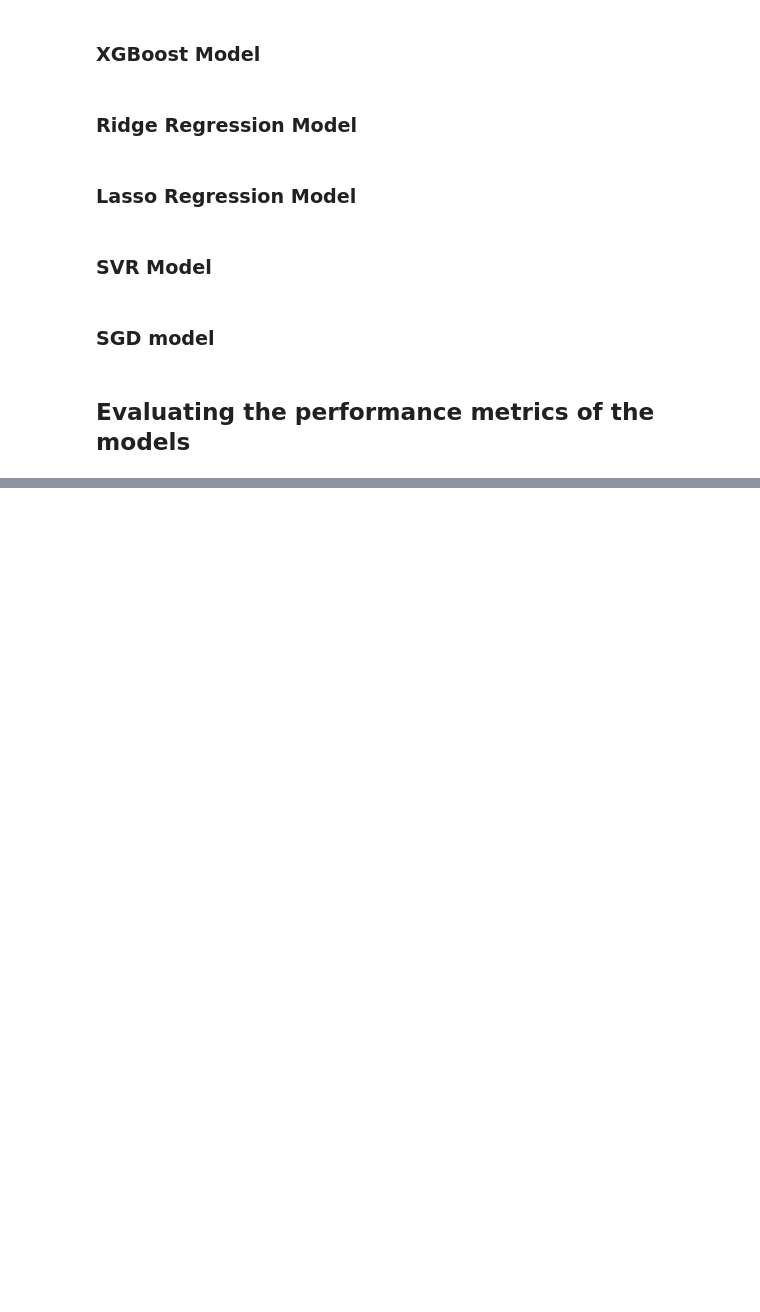
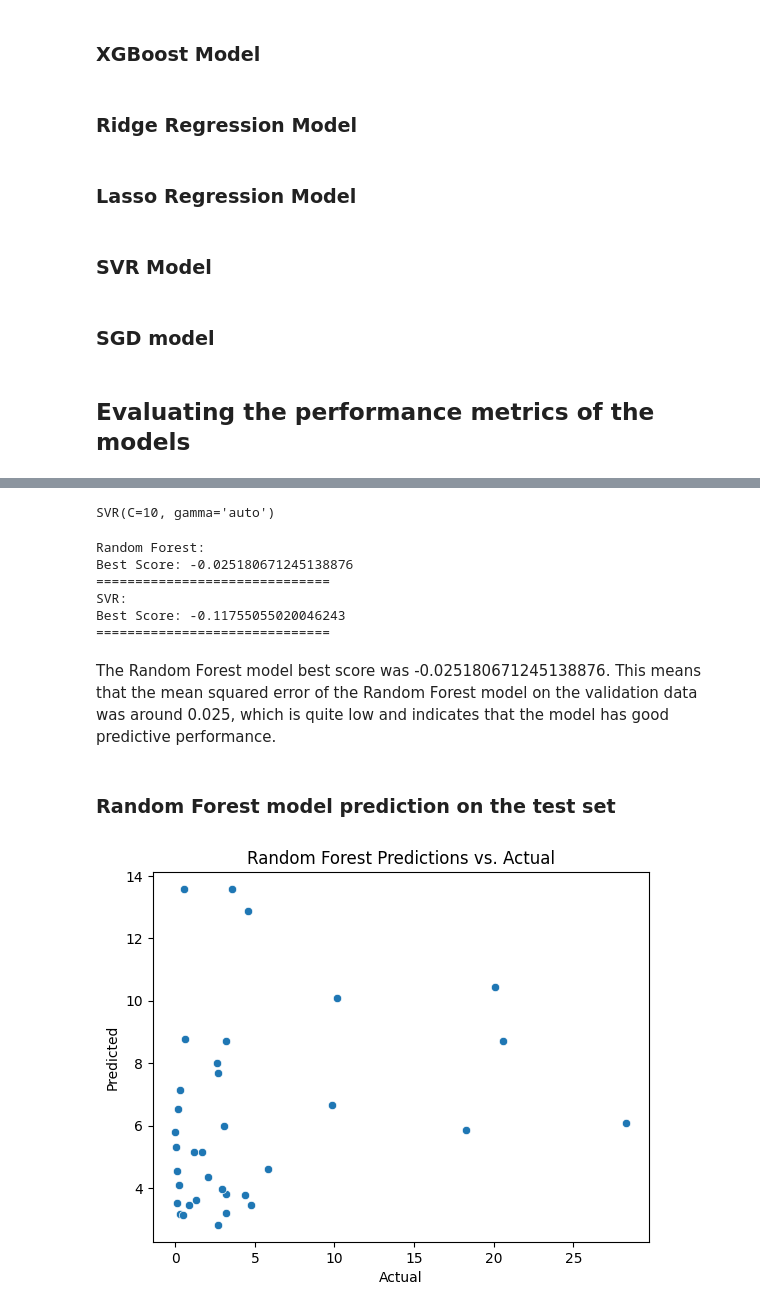
Before and after one commit to oakerekan/Bayes---Hamoye---Remittance-Pattern-and-Economic-development, a Jupyter notebook: 04. Remittance_Patterns_Modelling.ipynb, the cells around one changed output, grey strips where cells are left out. Drawn from its saved outputs; the diff is of its cells as text; code cells hidden in the pictures; blank space fills up the shorter version.

Commit message:
Modelling and Evaluation

```diff
--- a/04. Remittance_Patterns_Modelling.ipynb
+++ b/04. Remittance_Patterns_Modelling.ipynb
@@ -304,6 +224,0 @@ test_data = scaler.transform(test_data)
-# %%
-# Reshape the data to have a third dimension of size 1
-X_train = np.reshape(train_data[:, :-1], (train_data.shape[0], 1, train_data.shape[1]-1))
-y_train = train_data[:, -1]
-X_test = np.reshape(test_data[:, :-1], (test_data.shape[0], 1, test_data.shape[1]-1))
-y_test = test_data[:, -1]
@@ -389,10 +224,0 @@ Best: nan using {'activation': 'tanh', 'optimizer': 'adam', 'units': 50}
-# %%
-# train the model with the best hyperparameters
-model = create_model(units=50, activation='tanh', optimizer='adam')
-model.fit(X_train, y_train, epochs=50, batch_size=32)
-
-# evaluate the model on the test set
-loss = model.evaluate(X_test, y_test)
-
-# print the test set loss
-print(f'Test set loss:, {mse:.6f}')
@@ -416,0 +229,19 @@ Test set loss:, 0.014249
+# %%
+# define the random forest model
+rf = RandomForestRegressor()
+
+# define the hyperparameters and their possible values
+param_grid = {'n_estimators': [50, 100, 200, 500],
+              'max_features': ['sqrt', 'log2'],
+              'max_depth': [None, 5, 10, 20, 30],
+              'min_samples_split': [2, 5, 10],
+              'min_samples_leaf': [1, 2, 4]}
+# %%
+# define the grid search cross-validation object
+rf_grid_search = GridSearchCV(rf, param_grid, cv=5, n_jobs=-1)
+
+# fit the grid search object to the data
+rf_grid_search.fit(X_train, y_train)
+
+# print the best hyperparameters
+print("Best hyperparameters: ", rf_grid_search.best_params_)
@@ -416,0 +276,37 @@ Test set loss:, 0.014249
+# %%
+# use the best hyperparameters to train the model
+svr_best = SVR(**svr_grid_search.best_params_)
+svr_best.fit(X_train, y_train)
+# %% [output]
+SVR(C=10, gamma='auto')
+# %%
+# Print the best hyperparameters and score for each model
+print('Random Forest:')
+print('Best Score:', rf_grid_search.best_score_)
+print('==='* 10)
+
+print('SVR:')
+print('Best Score:', svr_grid_search.best_score_)
+print('==='* 10)
+# %% [output]
+Random Forest:
+Best Score: -0.025180671245138876
+==============================
+SVR:
+Best Score: -0.11755055020046243
+==============================
+# %% [markdown]
+The Random Forest model  best score was -0.025180671245138876. This means that the mean squared error of the Random Forest model on the validation data was around 0.025, which is quite low and indicates that the model has good predictive performance.
+# %% [markdown]
+### Random Forest model prediction on the test set
+# %%
+# Get the predictions of the Random Forest model on the test set
+rf_preds = rf_grid_search.predict(X_test)
+
+# Plot the actual vs. predicted values using a scatter plot
+sns.scatterplot(x=y_test, y=rf_preds)
+plt.xlabel('Actual')
+plt.ylabel('Predicted')
+plt.title('Random Forest Predictions vs. Actual');
+# %% [output]
+[figure, added]
```
Also changed, not shown: parts of 35 cells of this notebook.
